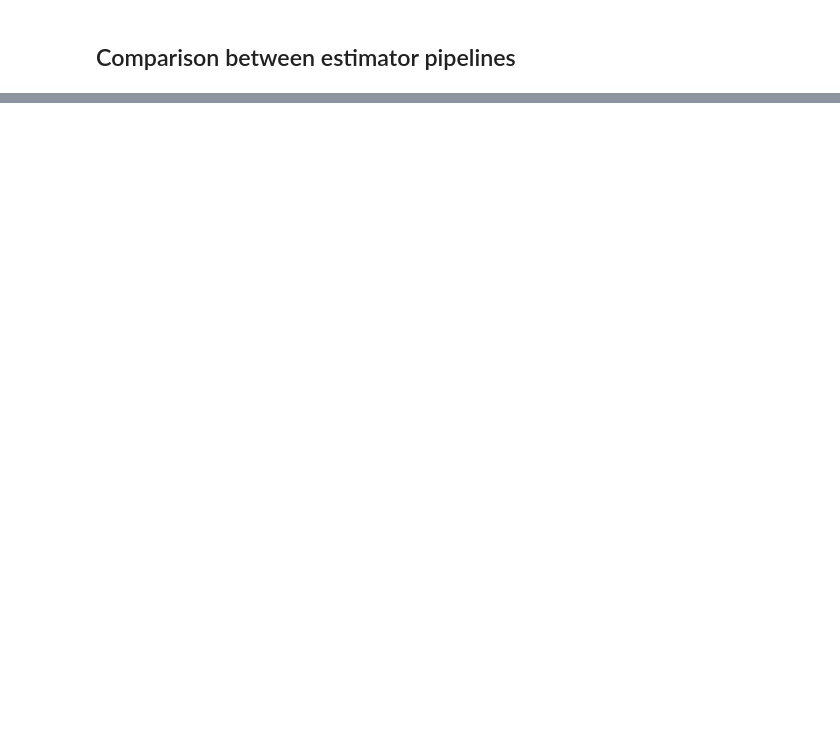
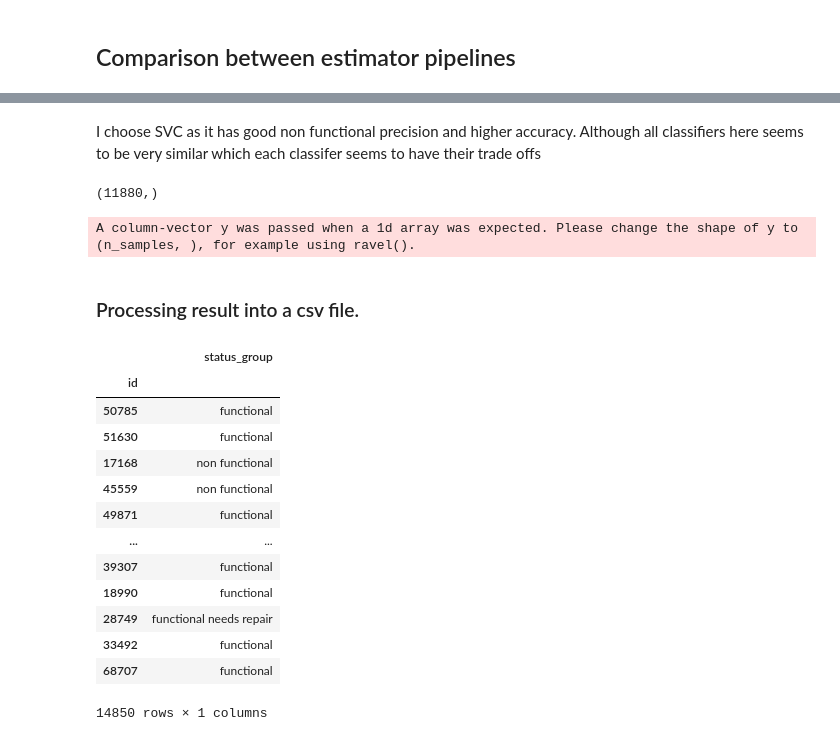
Before and after one commit to roberthobblebottom/pump-it-up, a Jupyter notebook: 1.ipynb, the cells around one changed output, grey strips where cells are left out. Saved outputs shown, nothing was run; the diff lists cells and outputs as text; code cells hidden in the pictures; blank space fills up the shorter version.

```diff
--- a/1.ipynb
+++ b/1.ipynb
@@ -456,7 +457,6 @@ parameterScope=[
 
 def ax_optimise(parameters):
     predictions = train_predict_est_2(parameters, x_train,y_train.values.ravel(),x_test,show_stats=False)
-
     return mean_absolute_error(y_test_binarized,
     label_binarize(predictions,classes=['functional','functional needs repair','non functional'])
     )
@@ -465,7 +465,7 @@ best_parameters_2, values_2, experiment_2, model_2 = optimize(
     parameters=parameterScope,
     evaluation_function=ax_optimise,
     objective_name='accuracy',
-    total_trials=16,
+    total_trials=30,
     minimize=True
 )
 # %% [output]
@@ -536,7 +541,7 @@ best_parameters_3, values_3, experiment_3, model_3 = optimize(
     parameters=parameterScope,
     evaluation_function=ax_optimise,
     objective_name='accuracy',
-    total_trials=16,
+    total_trials=30,
     minimize=True
 )
 # %% [output]
@@ -603,5 +606,5 @@ array(['functional', 'functional', 'functional', ..., 'non functional',
 # %%
-train_predict_est_3(best_parameters_3, x_train,y_train.values.ravel(),x_test,show_stats=True)
+Y_prediction_from_est_3 = train_predict_est_3(best_parameters_3, x_train,y_train.values.ravel(),x_test,show_stats=True)
 # %% [output]
 [figure]
                          precision    recall  f1-score   support
@@ -619,0 +621,33 @@ array(['functional', 'functional', 'functional', ..., 'functional',
+# %% [markdown]
+I choose SVC as it has good non functional precision and higher accuracy. Although all classifiers here seems to be very similar which each classifer seems to have their trade offs
+# %%
+Y_prediction_from_est_3.shape
+# %% [output]
+(11880,)
+# %%
+test_predictions = train_predict_est_3(best_parameters_3,x_train,y_train,test_values,False)
+# %% [output]
+A column-vector y was passed when a 1d array was expected. Please change the shape of y to (n_samples, ), for example using ravel().
+# %% [markdown]
+### Processing result into a csv file.
+# %%
+results = pd.concat([test_values,pd.DataFrame(test_predictions,columns=['status_group'])],axis=1)\
+                .loc[:,["id","status_group"]]\
+                .set_index(keys="id",drop=True)
+results.to_csv("results.csv")
+results
+# %% [output]
+|  | status_group |
+| id |  |
+| 50785 | functional |
+| 51630 | functional |
+| 17168 | non functional |
+| 45559 | non functional |
+| 49871 | functional |
+| ... | ... |
+| 39307 | functional |
+| 18990 | functional |
+| 28749 | functional needs repair |
+| 33492 | functional |
+| 68707 | functional |
+14850 rows × 1 columns
```
Also changed, not shown: parts of 9 cells of this notebook, 1 other file.
